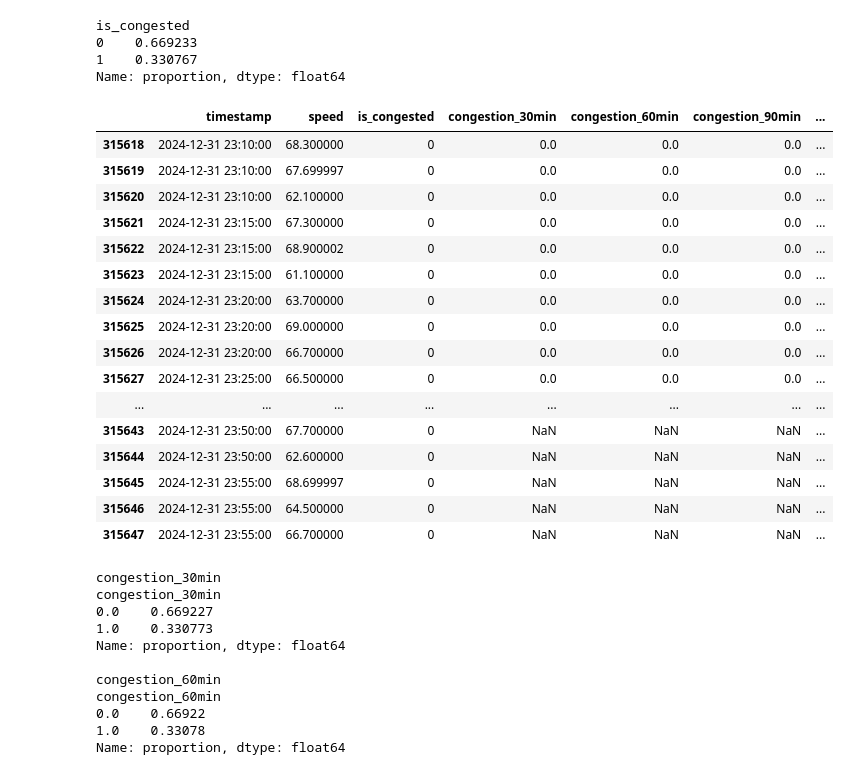
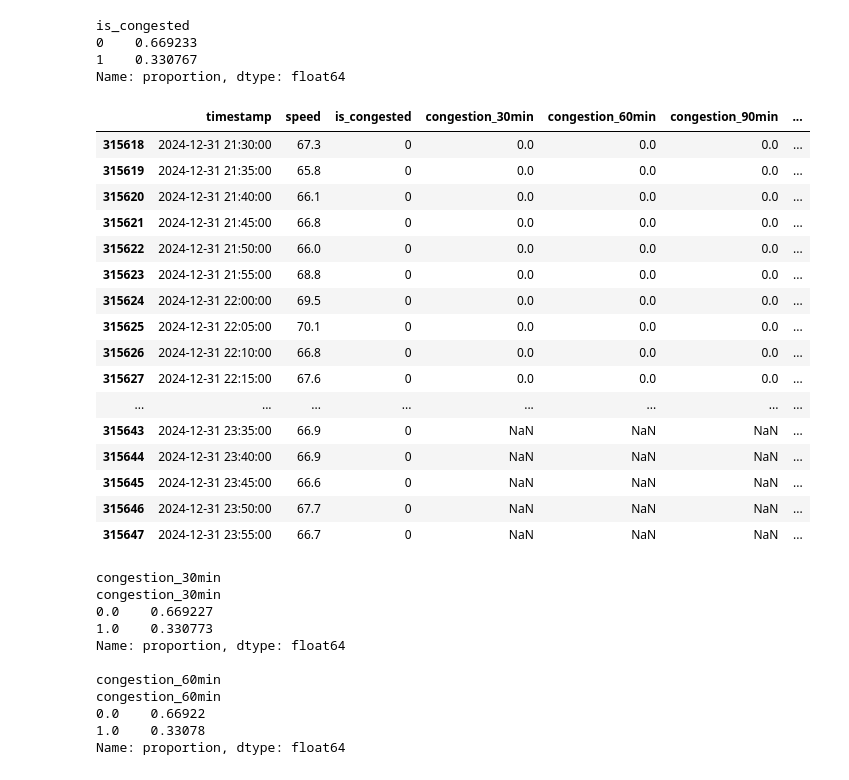
Before and after one commit to manolisfcb/END-TO-END-MLPROJECT, a Jupyter notebook: traffic-prediction-forecasting/analysis/EDA.ipynb, the cells around one changed output. Saved outputs shown, nothing was run; the diff lists cells and outputs as text; code cells hidden in the pictures.

```diff
--- a/traffic-prediction-forecasting/analysis/EDA.ipynb
+++ b/traffic-prediction-forecasting/analysis/EDA.ipynb
@@ -981,5 +966,5 @@ month
 # %%
-def get_sensor_data(sensor_index, year_paths, year):
+def get_sensor_data(sensor_index, year_paths):
     all_data = []
     print(f"Getting data for sensor index: {sensor_index}")
     for path in year_paths:
@@ -991,7 +976,7 @@ def get_sensor_data(sensor_index, year_paths, year):
             sensor_data,
             columns=["flow", "occupancy", "speed"]
         )
-
+        year = int(path.split("/")[-1].split(".")[0][:4])
         month = int(path.split("/")[-1].split(".")[0][-2:])
         df_month["timestamp"] = pd.date_range(
             start=pd.to_datetime(f"{year}-{month:02d}-01 00:00:00"),
@@ -1029,0 +993,2 @@ Loading data from: /Users/manuel/Mis Estudios/MLOps/END-TO-END-MLPROJECT/traffic
+# %%
+full_df = get_sensor_data(selected_sensor_index, all_year_paths)
@@ -1124,8 +1084,8 @@ def create_congestion_label(df, threshold=30):
     return df
 # %%
 
-df_model_2024 = create_congestion_label(
-    df_2024,
+full_df_model = create_congestion_label(
+    full_df,
     threshold=30
 )
 # %%
@@ -1146,40 +1106,40 @@ def create_future_targets(df, horizons):
 
     return df
 # %%
-df_model_2024 = create_future_targets(
-    df_model_2024,
+full_df_model = create_future_targets(
+    full_df_model,
     horizons
 )
 # %%
-df_model_2024[
+full_df_model[
     [
         "timestamp",
         "speed",
         "is_congested",
         "congestion_30min",
         "congestion_60min",
         "congestion_90min",
         "congestion_120min"
     ]
 ].tail(30)
 # %% [output]
 |  | timestamp | speed | is_congested | congestion_30min | congestion_60min | congestion_90min | ... |
-| 315618 | 2024-12-31 23:10:00 | 68.300000 | 0 | 0.0 | 0.0 | 0.0 | ... |
-| 315619 | 2024-12-31 23:10:00 | 67.699997 | 0 | 0.0 | 0.0 | 0.0 | ... |
-| 315620 | 2024-12-31 23:10:00 | 62.100000 | 0 | 0.0 | 0.0 | 0.0 | ... |
-| 315621 | 2024-12-31 23:15:00 | 67.300000 | 0 | 0.0 | 0.0 | 0.0 | ... |
-| 315622 | 2024-12-31 23:15:00 | 68.900002 | 0 | 0.0 | 0.0 | 0.0 | ... |
-| 315623 | 2024-12-31 23:15:00 | 61.100000 | 0 | 0.0 | 0.0 | 0.0 | ... |
-| 315624 | 2024-12-31 23:20:00 | 63.700000 | 0 | 0.0 | 0.0 | 0.0 | ... |
-| 315625 | 2024-12-31 23:20:00 | 69.000000 | 0 | 0.0 | 0.0 | 0.0 | ... |
-| 315626 | 2024-12-31 23:20:00 | 66.700000 | 0 | 0.0 | 0.0 | 0.0 | ... |
-| 315627 | 2024-12-31 23:25:00 | 66.500000 | 0 | 0.0 | 0.0 | 0.0 | ... |
+| 315618 | 2024-12-31 21:30:00 | 67.3 | 0 | 0.0 | 0.0 | 0.0 | ... |
+| 315619 | 2024-12-31 21:35:00 | 65.8 | 0 | 0.0 | 0.0 | 0.0 | ... |
+| 315620 | 2024-12-31 21:40:00 | 66.1 | 0 | 0.0 | 0.0 | 0.0 | ... |
+| 315621 | 2024-12-31 21:45:00 | 66.8 | 0 | 0.0 | 0.0 | 0.0 | ... |
+| 315622 | 2024-12-31 21:50:00 | 66.0 | 0 | 0.0 | 0.0 | 0.0 | ... |
+| 315623 | 2024-12-31 21:55:00 | 68.8 | 0 | 0.0 | 0.0 | 0.0 | ... |
+| 315624 | 2024-12-31 22:00:00 | 69.5 | 0 | 0.0 | 0.0 | 0.0 | ... |
+| 315625 | 2024-12-31 22:05:00 | 70.1 | 0 | 0.0 | 0.0 | 0.0 | ... |
+| 315626 | 2024-12-31 22:10:00 | 66.8 | 0 | 0.0 | 0.0 | 0.0 | ... |
+| 315627 | 2024-12-31 22:15:00 | 67.6 | 0 | 0.0 | 0.0 | 0.0 | ... |
 | ... | ... | ... | ... | ... | ... | ... | ... |
-| 315643 | 2024-12-31 23:50:00 | 67.700000 | 0 | NaN | NaN | NaN | ... |
-| 315644 | 2024-12-31 23:50:00 | 62.600000 | 0 | NaN | NaN | NaN | ... |
-| 315645 | 2024-12-31 23:55:00 | 68.699997 | 0 | NaN | NaN | NaN | ... |
-| 315646 | 2024-12-31 23:55:00 | 64.500000 | 0 | NaN | NaN | NaN | ... |
-| 315647 | 2024-12-31 23:55:00 | 66.700000 | 0 | NaN | NaN | NaN | ... |
+| 315643 | 2024-12-31 23:35:00 | 66.9 | 0 | NaN | NaN | NaN | ... |
+| 315644 | 2024-12-31 23:40:00 | 66.9 | 0 | NaN | NaN | NaN | ... |
+| 315645 | 2024-12-31 23:45:00 | 66.6 | 0 | NaN | NaN | NaN | ... |
+| 315646 | 2024-12-31 23:50:00 | 67.7 | 0 | NaN | NaN | NaN | ... |
+| 315647 | 2024-12-31 23:55:00 | 66.7 | 0 | NaN | NaN | NaN | ... |
 # %%
 target_cols = [
     "congestion_30min",
```
Also changed, not shown: parts of 40 cells of this notebook, 4 other files.
